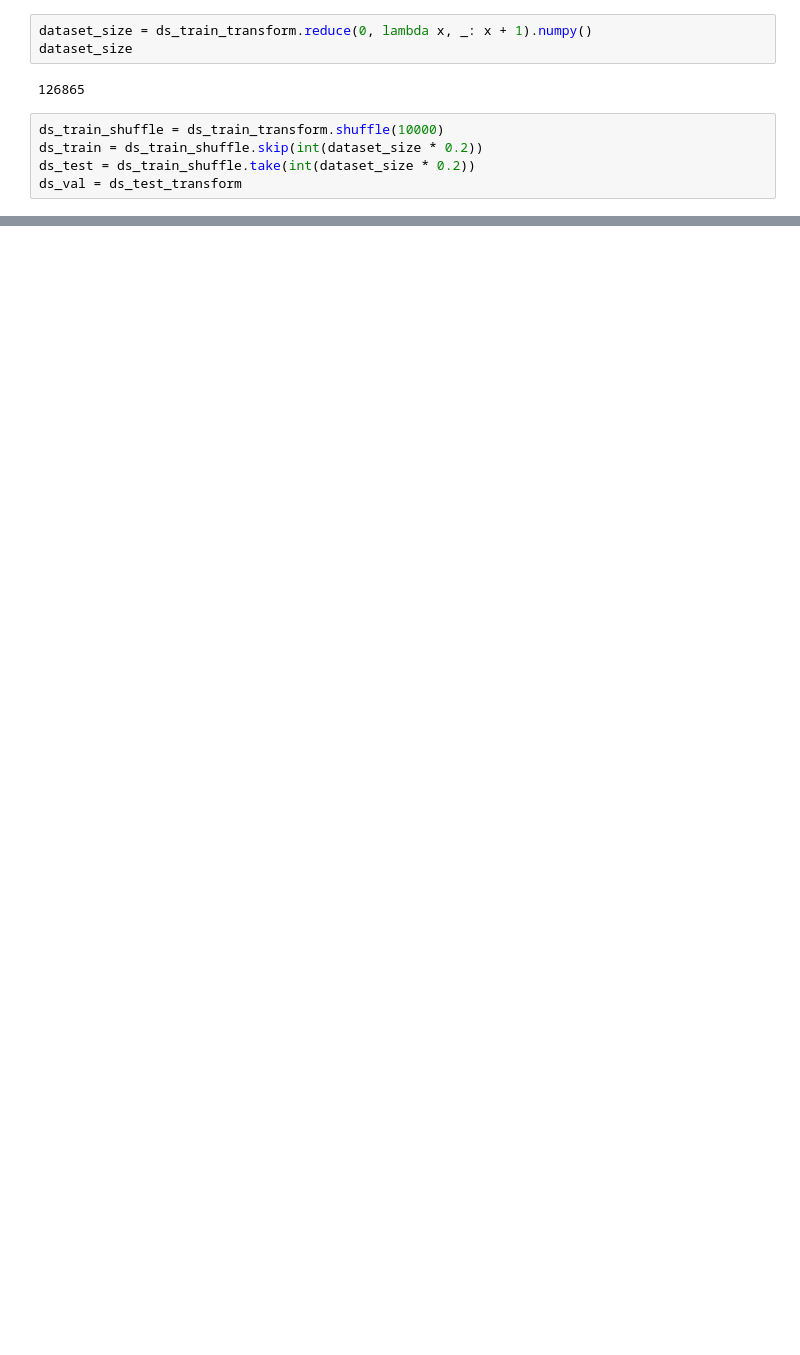
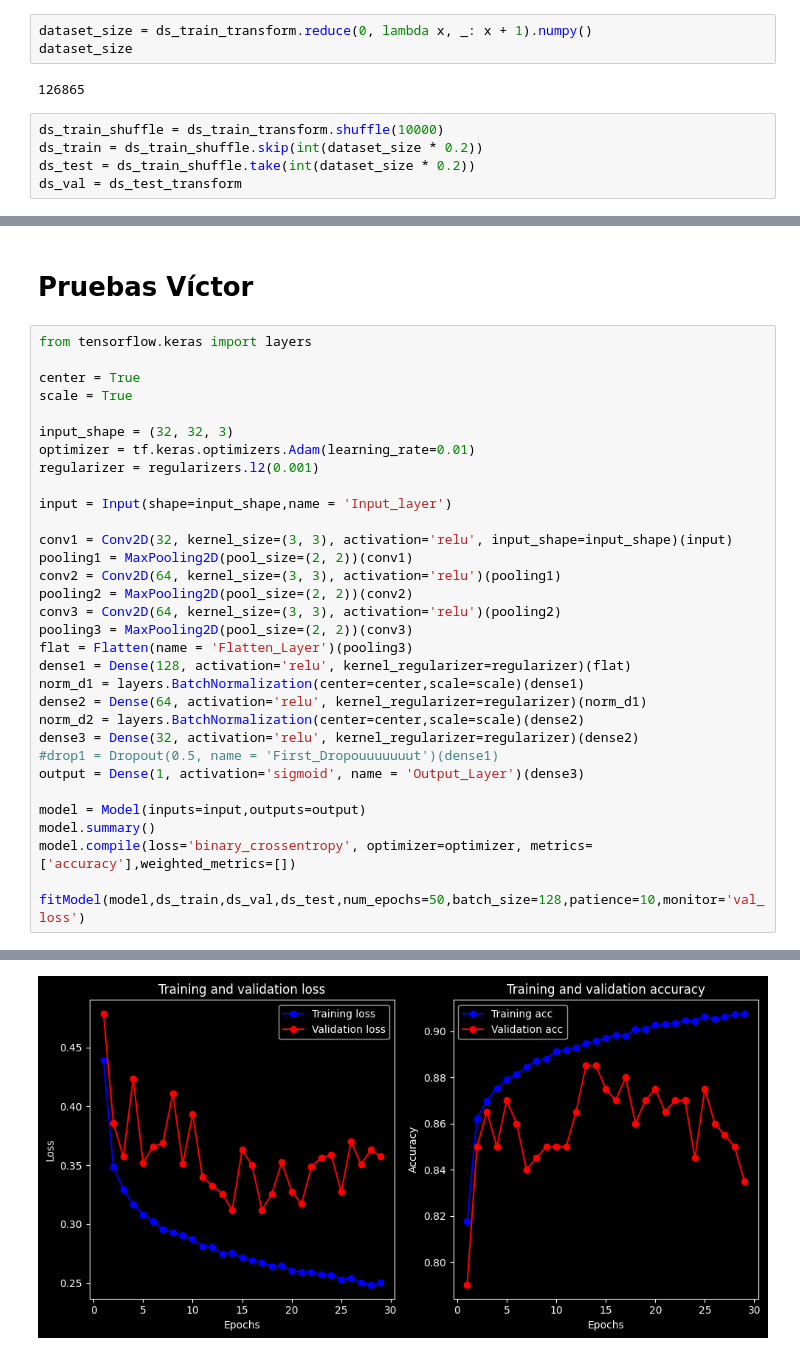
Before and after one commit to maxhormazabal/dl_submissions, a Jupyter notebook: L3/load_faces_gender.ipynb, the cells around one changed output, grey strips where cells are left out. Cells and saved outputs as stored; diff of their text form; blank space fills up the shorter version.

```diff
--- a/L3/load_faces_gender.ipynb
+++ b/L3/load_faces_gender.ipynb
@@ -216,0 +288,35 @@ Epoch 10: early stopping
+# %% [markdown]
+# Pruebas Víctor
+# %%
+from tensorflow.keras import layers
+
+center = True
+scale = True
+
+input_shape = (32, 32, 3)
+optimizer = tf.keras.optimizers.Adam(learning_rate=0.01)
+regularizer = regularizers.l2(0.001)
+
+input = Input(shape=input_shape,name = 'Input_layer')
+
+conv1 = Conv2D(32, kernel_size=(3, 3), activation='relu', input_shape=input_shape)(input)
+pooling1 = MaxPooling2D(pool_size=(2, 2))(conv1)
+conv2 = Conv2D(64, kernel_size=(3, 3), activation='relu')(pooling1)
+pooling2 = MaxPooling2D(pool_size=(2, 2))(conv2)
+conv3 = Conv2D(64, kernel_size=(3, 3), activation='relu')(pooling2)
+pooling3 = MaxPooling2D(pool_size=(2, 2))(conv3)
+flat = Flatten(name = 'Flatten_Layer')(pooling3)
+dense1 = Dense(128, activation='relu', kernel_regularizer=regularizer)(flat)
+norm_d1 = layers.BatchNormalization(center=center,scale=scale)(dense1)
+dense2 = Dense(64, activation='relu', kernel_regularizer=regularizer)(norm_d1)
+norm_d2 = layers.BatchNormalization(center=center,scale=scale)(dense2)
+dense3 = Dense(32, activation='relu', kernel_regularizer=regularizer)(dense2)
+#drop1 = Dropout(0.5, name = 'First_Dropouuuuuuut')(dense1)
+output = Dense(1, activation='sigmoid', name = 'Output_Layer')(dense3)
+
+model = Model(inputs=input,outputs=output)
+model.summary()
+model.compile(loss='binary_crossentropy', optimizer=optimizer, metrics=['accuracy'],weighted_metrics=[])
+
+fitModel(model,ds_train,ds_val,ds_test,num_epochs=50,batch_size=128,patience=10,monitor='val_loss')
+# %% [output]
@@ -216,0 +340 @@ Epoch 10: early stopping
+[figure, added]
```
Also changed, not shown: parts of 14 cells of this notebook, 1 other file.
